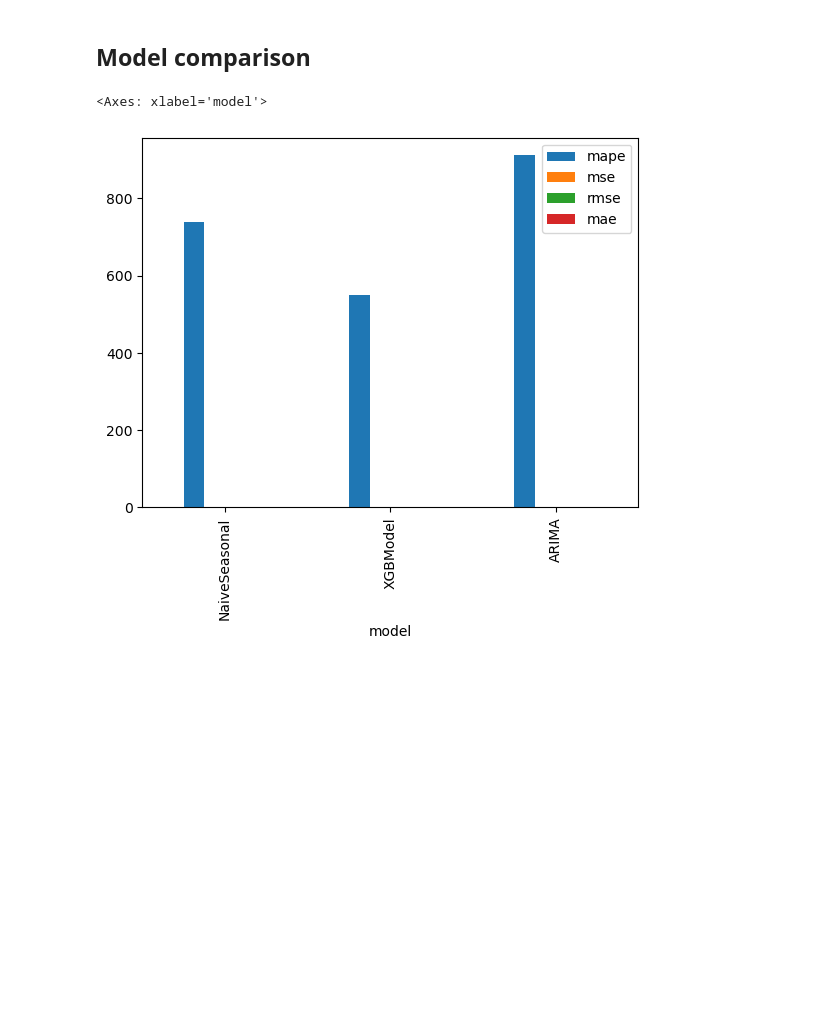
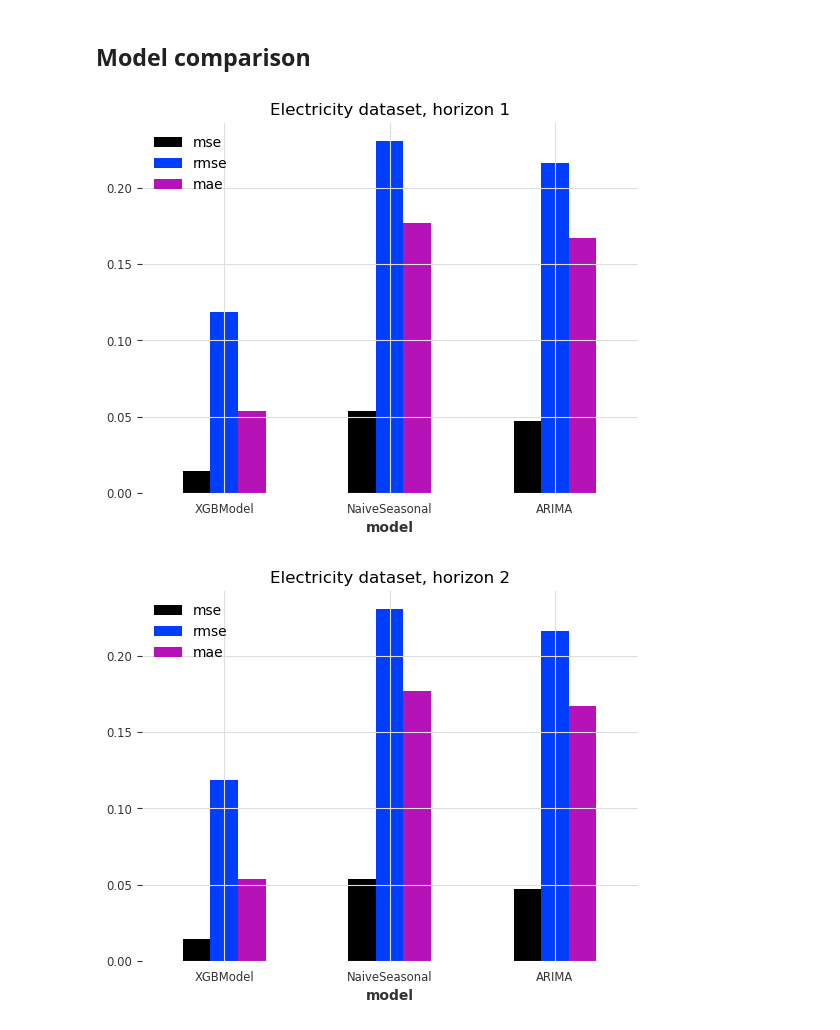
Before and after one commit to kosmydel/stock-timeseries-prediction, a Jupyter notebook: raport.ipynb, the cells around one changed output. Cells and saved outputs as stored; diff of their text form; code cells hidden in the pictures; blank space fills up the shorter version.

```diff
--- a/raport.ipynb
+++ b/raport.ipynb
@@ -31,9 +42,14 @@ df.head(20)
 # %% [markdown]
 ## Model comparison
 # %%
-df_walmart = df[df['dataset'] == 'walmart-sales']
+for horizon in HORIZONS:
+  df_walmart = df[df['dataset'] == 'electricity']
+  df_walmart = df_walmart[df_walmart['forecast_horizon'] == 3]
+  df_walmart.plot(x='model', y=['mse', 'rmse', 'mae'], kind='bar')
 
-df_walmart.plot(x='model', y=['mse', 'rmse', 'mae'], kind='bar')
+  plt.title(f'Electricity dataset, horizon {horizon}')
+  plt.xticks(rotation=0)
+  plt.show()
 # %% [output]
-<Axes: xlabel='model'>
-[figure, old version]
+[figure, new version]
+[figure, added]
```
Also changed, not shown: parts of 3 cells of this notebook, 7 other files.
